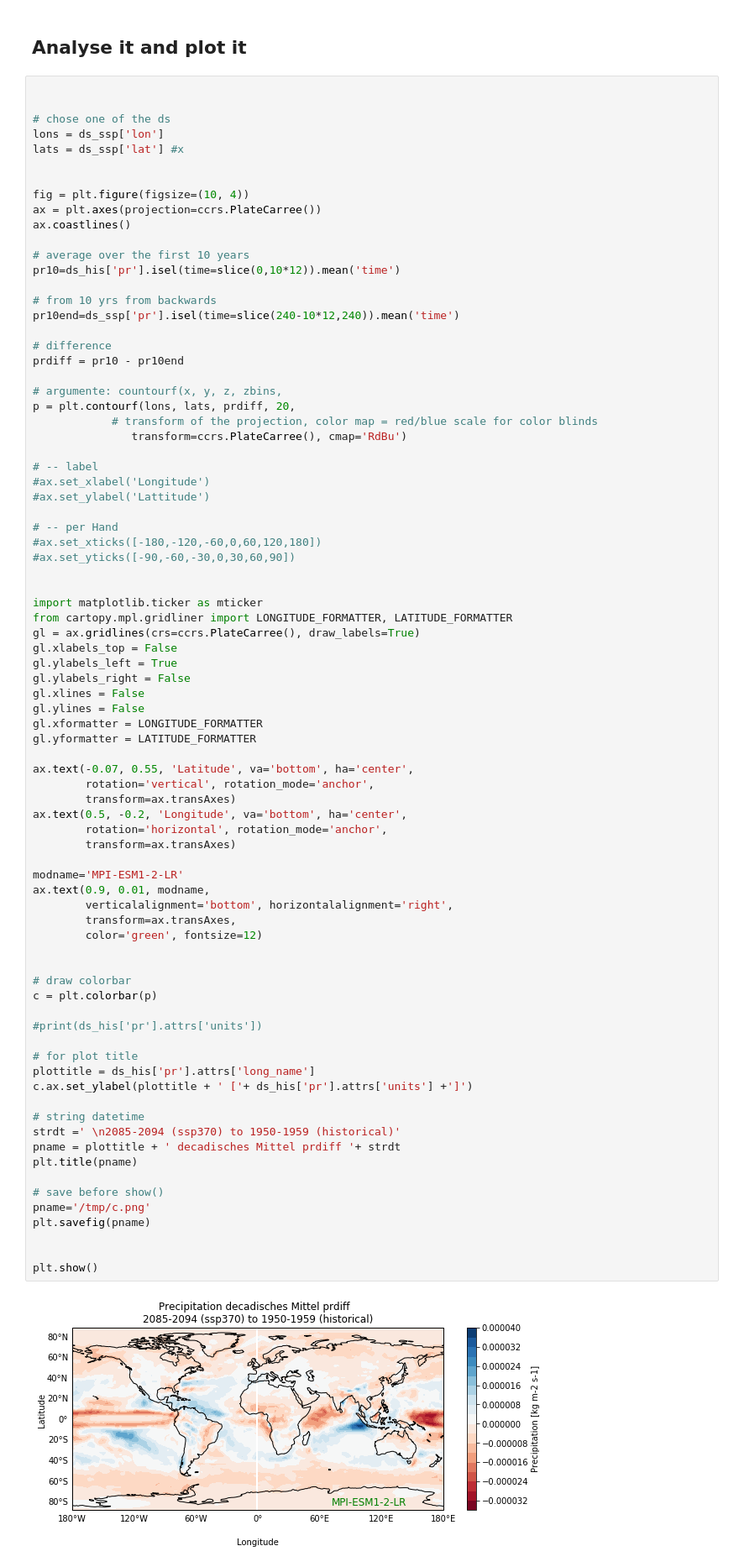
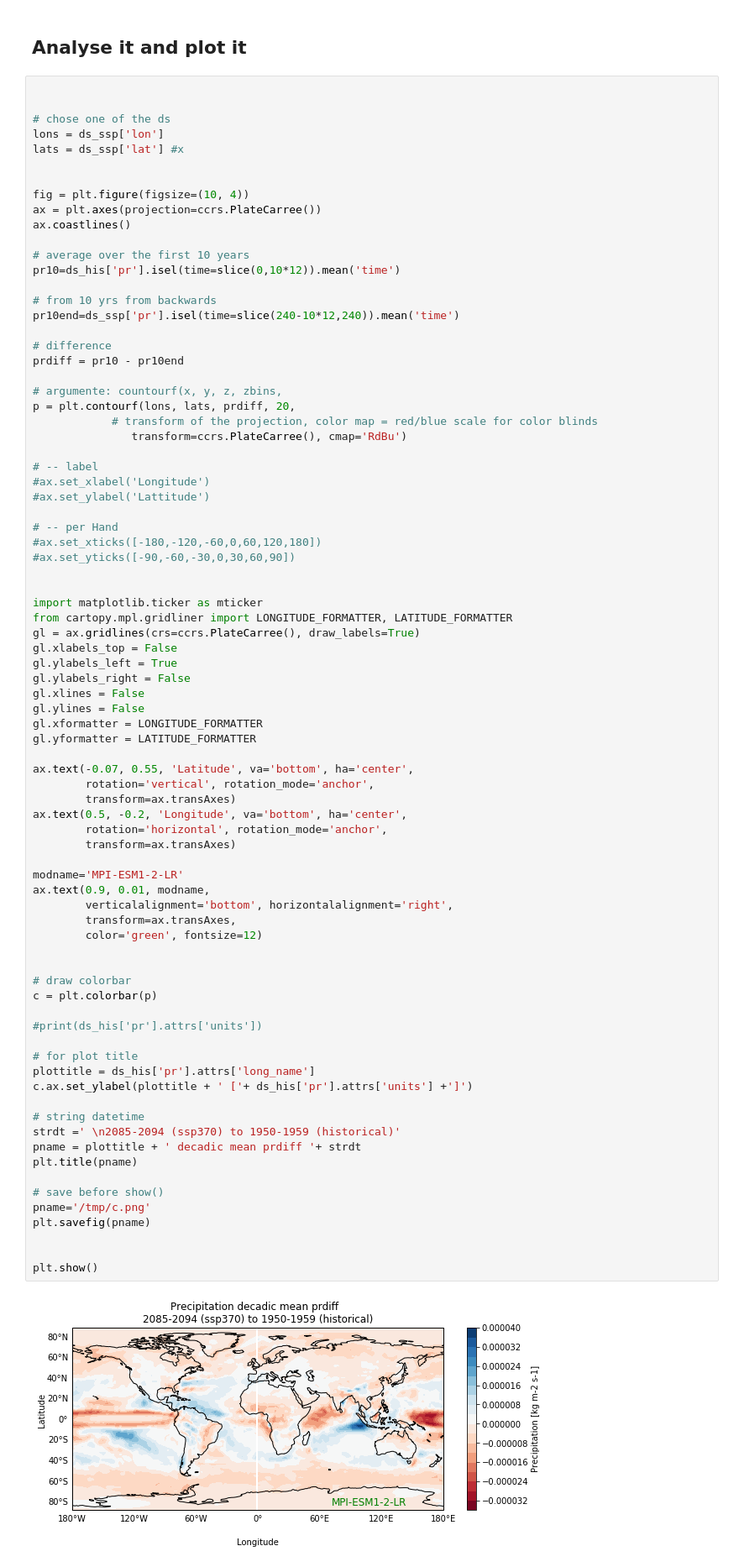
Before and after one commit to regkwee/dm, a Jupyter notebook: xarray.ipynb, the cells around one changed output. Shown at 84% size. Cells and saved outputs as stored; diff of their text form.

```diff
--- a/xarray.ipynb
+++ b/xarray.ipynb
@@ -116,32 +116,32 @@ ax.text(0.5, -0.2, 'Longitude', va='bottom', ha='center',
         rotation='horizontal', rotation_mode='anchor',
         transform=ax.transAxes)
 
 modname='MPI-ESM1-2-LR'
 ax.text(0.9, 0.01, modname,
         verticalalignment='bottom', horizontalalignment='right',
         transform=ax.transAxes,
         color='green', fontsize=12)
 
 
 # draw colorbar
 c = plt.colorbar(p)
 
 #print(ds_his['pr'].attrs['units'])
 
 # for plot title
 plottitle = ds_his['pr'].attrs['long_name']
 c.ax.set_ylabel(plottitle + ' ['+ ds_his['pr'].attrs['units'] +']')
 
 # string datetime
 strdt =' \n2085-2094 (ssp370) to 1950-1959 (historical)'
-pname = plottitle + ' decadisches Mittel prdiff '+ strdt
+pname = plottitle + ' decadic mean prdiff '+ strdt
 plt.title(pname)
 
 # save before show()
 pname='/tmp/c.png'
 plt.savefig(pname)
 
 
 plt.show()
 # %% [output]
-[figure, old version]
+[figure, new version]
```
